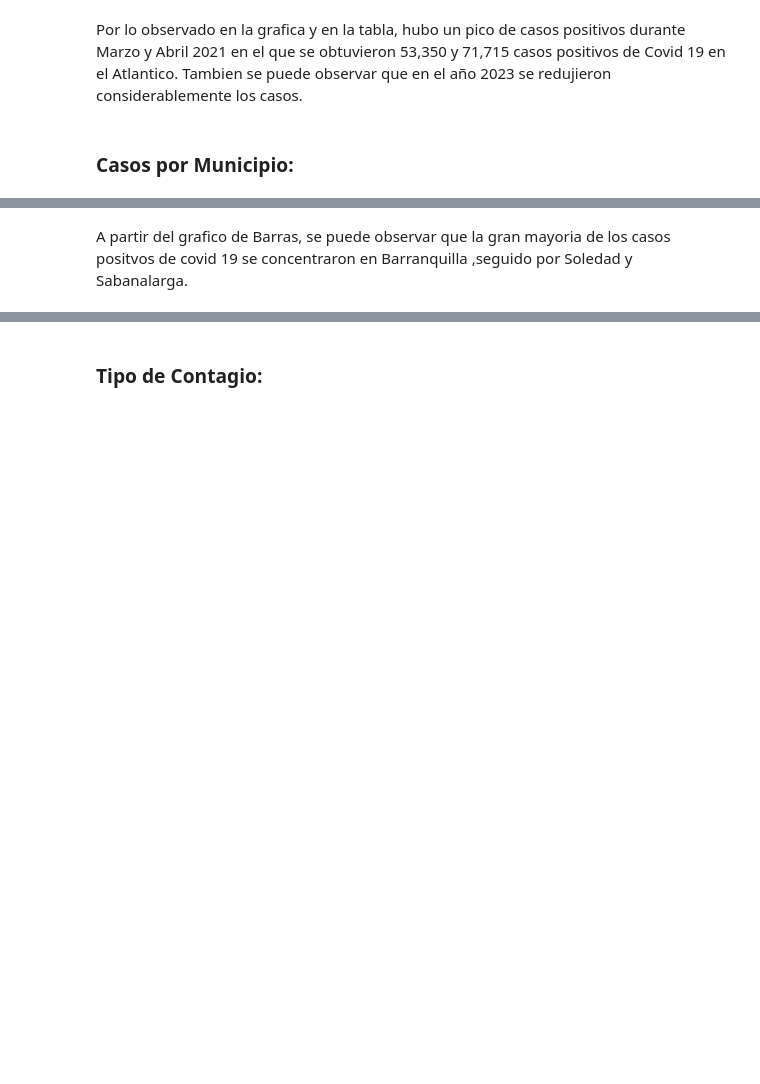
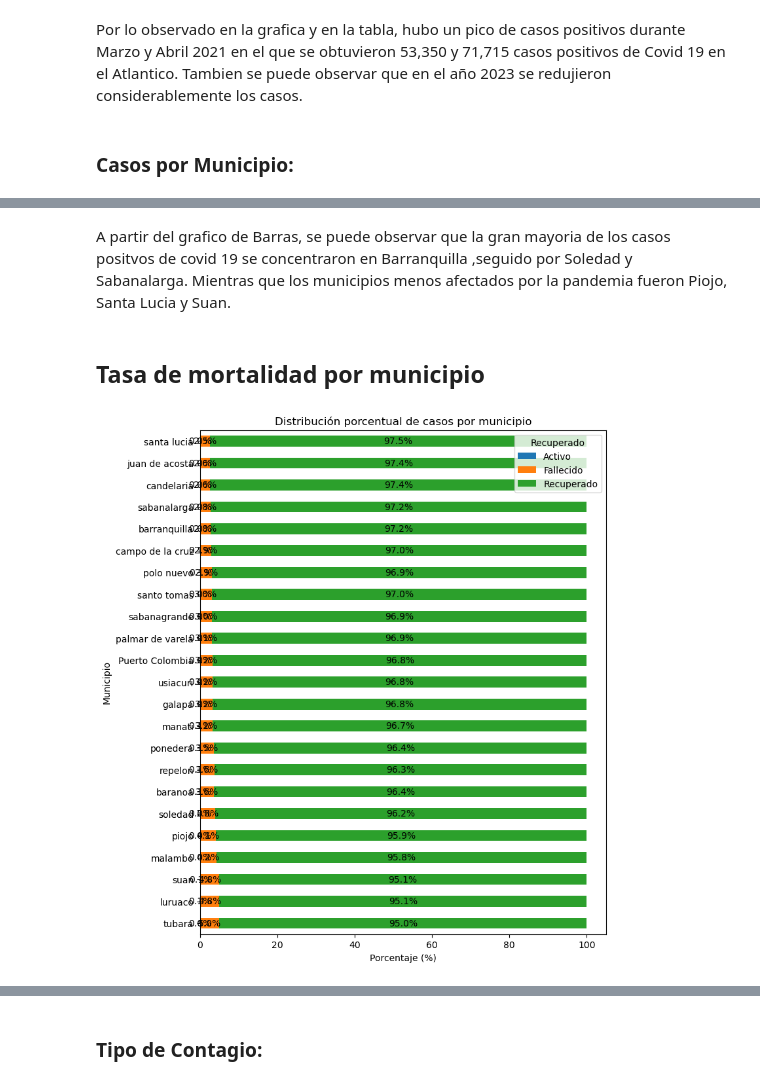
Before and after one commit to JuanesGarciaGomez/EDA-CASOS-POSITIVOS-COVID-19-EN-EL-ATLANTICO, a Jupyter notebook: eda_covid19.ipynb, the cells around one changed output, grey strips where cells are left out. Cells and saved outputs as stored; diff of their text form; code cells hidden in the pictures; blank space fills up the shorter version.

```diff
--- a/eda_covid19.ipynb
+++ b/eda_covid19.ipynb
@@ -364,2 +381,30 @@ plt.show()
 # %% [markdown]
-A partir del grafico de Barras, se puede observar que la gran mayoria de los casos positvos de covid 19 se concentraron en Barranquilla ,seguido por Soledad y Sabanalarga.
+A partir del grafico de Barras, se puede observar que la gran mayoria de los casos positvos de covid 19 se concentraron en Barranquilla ,seguido por Soledad y Sabanalarga. Mientras que los municipios menos afectados por la pandemia fueron Piojo, Santa Lucia y Suan.
+# %% [markdown]
+## Tasa de mortalidad por municipio
+# %%
+
+tabla = pd.crosstab(
+    df["Nombre municipio"],
+    df["Recuperado"],
+    normalize="index"
+) * 100
+
+tabla = tabla.sort_values(by="Fallecido", ascending=False)
+
+ax = tabla.plot(
+    kind="barh",
+    stacked=True,
+    figsize=(8,10)
+)
+
+plt.title("Distribución porcentual de casos por municipio")
+plt.xlabel("Porcentaje (%)")
+plt.ylabel("Municipio")
+
+for container in ax.containers:
+    ax.bar_label(container, fmt="%.1f%%", label_type="center")
+
+plt.show()
+# %% [output]
+[figure, added]
```
Also changed, not shown: parts of 20 cells of this notebook, 1 other file.
